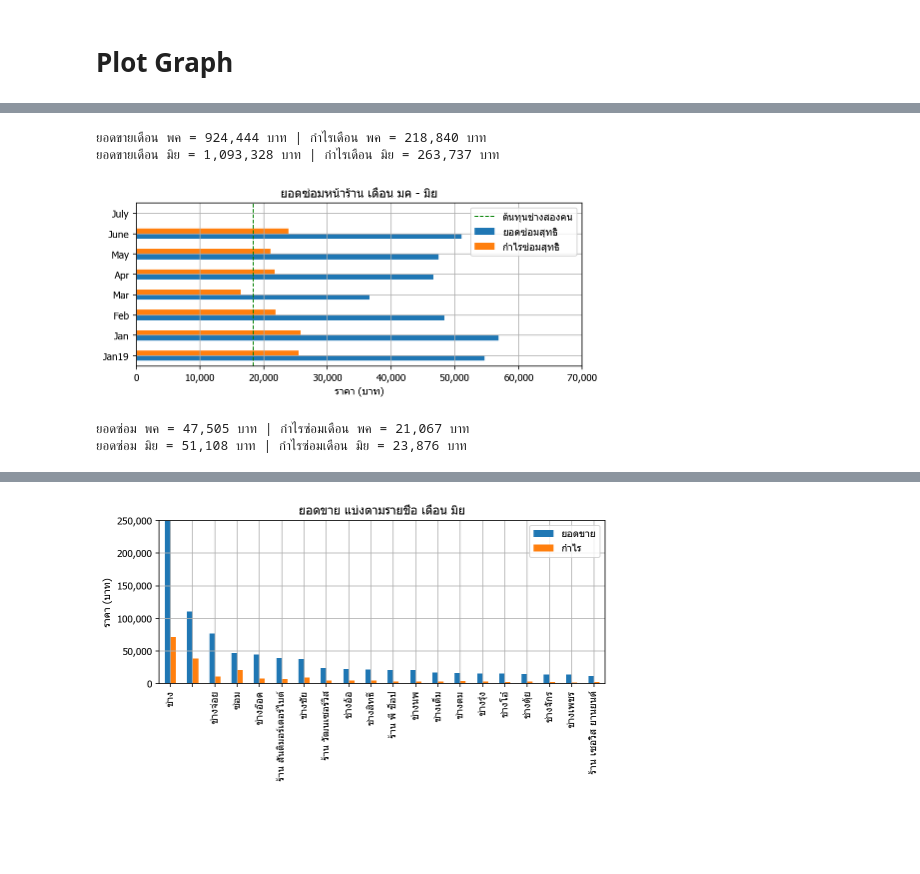
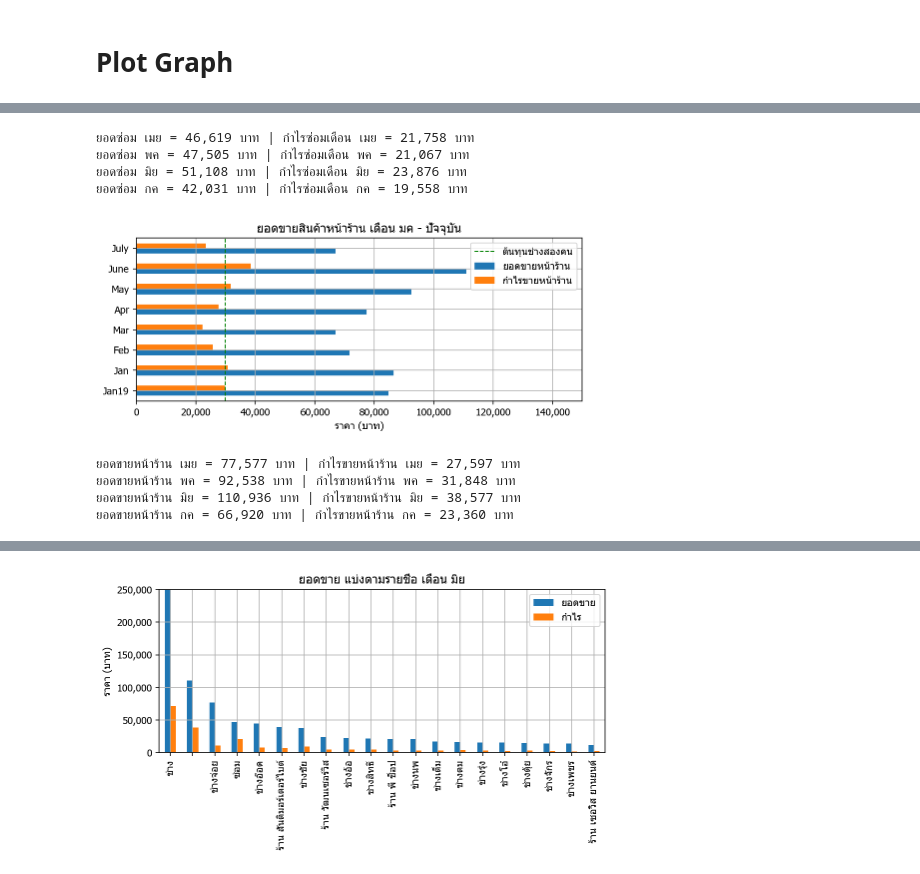
Before and after one commit to nonoimnot/vspython, a Jupyter notebook: Jupyter notebook/Dialy seles analysis II.ipynb, the cells around one changed output, grey strips where cells are left out. Saved outputs shown, nothing was run; the diff lists cells and outputs as text; code cells hidden in the pictures; blank space fills up the shorter version.

```diff
--- a/Jupyter notebook/Dialy seles analysis II.ipynb
+++ b/Jupyter notebook/Dialy seles analysis II.ipynb
@@ -123,9 +128,9 @@ df_group_Jul
 # Create DataFrame to contain analyze data
 # %%
 Month = ['Jan19','Jan','Feb','Mar','Apr','May','June','July']       # list ชื่อเดือนที่ใช้ในการวิเคราะห์
-TempData = [None]*8         # list ข้อมูลชั่วคราว
-SalaryBase = 18360          # ฐานเงินเดิอนของ ช่าง 2 คน/เดือน
-SalaryBaseAll = 45900       # ฐานเงินเดือนของ พนักงาน 5 คน/เดือน
+TempData = [None]*8                 # list ข้อมูลชั่วคราว
+SalaryBase = 30000                  # ฐานเงินเดิอนของ ช่าง 3 คน/เดือน
+SalaryBaseAll = 80000 + 60000       # ฐานเงินเดือนของ พนักงาน 8 คน/เดือน ผู้บริหาร 2 คน
 #print(TotalAmount)
 # %%
 df_Sale_Margin = pd.DataFrame({ 'Mount': Month,
@@ -146,6 +151,7 @@ df_Sale_Margin['TotalAmount'][3] = df_Mar['Amount'].sum()
 df_Sale_Margin['TotalAmount'][4] = df_Apr['Amount'].sum()
 df_Sale_Margin['TotalAmount'][5] = df_May['Amount'].sum()
 df_Sale_Margin['TotalAmount'][6] = df_June['Amount'].sum()
+df_Sale_Margin['TotalAmount'][7] = df_Jul['Amount'].sum()
 # TotalMargin
 df_Sale_Margin['TotalMargin'][1] = df_Jan['margin'].sum()
 df_Sale_Margin['TotalMargin'][2] = df_Feb['margin'].sum()
@@ -153,6 +159,7 @@ df_Sale_Margin['TotalMargin'][3] = df_Mar['margin'].sum()
 df_Sale_Margin['TotalMargin'][4] = df_Apr['margin'].sum()
 df_Sale_Margin['TotalMargin'][5] = df_May['margin'].sum()
 df_Sale_Margin['TotalMargin'][6] = df_June['margin'].sum()
+df_Sale_Margin['TotalMargin'][7] = df_Jul['margin'].sum()
 # SaleAmount
 df_Sale_Margin['SaleAmount'][1] = df_group_Jan['Amount'].at['']
 df_Sale_Margin['SaleAmount'][2] = df_group_Feb['Amount'].at['']
@@ -160,6 +167,7 @@ df_Sale_Margin['SaleAmount'][3] = df_group_Mar['Amount'].at['']
 df_Sale_Margin['SaleAmount'][4] = df_group_Apr['Amount'].at['']
 df_Sale_Margin['SaleAmount'][5] = df_group_May['Amount'].at['']
 df_Sale_Margin['SaleAmount'][6] = df_group_June['Amount'].at['']
+df_Sale_Margin['SaleAmount'][7] = df_group_Jul['Amount'].at['']
 # SaleMargin
 df_Sale_Margin['SaleMargin'][1] = df_group_Jan['margin'].at['']
 df_Sale_Margin['SaleMargin'][2] = df_group_Feb['margin'].at['']
@@ -167,6 +175,7 @@ df_Sale_Margin['SaleMargin'][3] = df_group_Mar['margin'].at['']
 df_Sale_Margin['SaleMargin'][4] = df_group_Apr['margin'].at['']
 df_Sale_Margin['SaleMargin'][5] = df_group_May['margin'].at['']
 df_Sale_Margin['SaleMargin'][6] = df_group_June['margin'].at['']
+df_Sale_Margin['SaleMargin'][7] = df_group_Jul['margin'].at['']
 # FixAmount
 df_Sale_Margin['FixAmount'][1] = int(df_group_Jan[['Amount']].loc[['ซ่อม','ซ่อมเครื่อง']].sum())
 df_Sale_Margin['FixAmount'][2] = int(df_group_Feb[['Amount']].loc[['ซ่อม','ซ่อมเครื่อง']].sum())
@@ -174,6 +183,7 @@ df_Sale_Margin['FixAmount'][3] = int(df_group_Mar[['Amount']].loc[['ซ่อม
 df_Sale_Margin['FixAmount'][4] = int(df_group_Apr[['Amount']].loc[['ซ่อม','ซ่อมเครื่อง']].sum())
 df_Sale_Margin['FixAmount'][5] = int(df_group_May[['Amount']].loc[['ซ่อม','ซ่อมเครื่อง']].sum())
 df_Sale_Margin['FixAmount'][6] = int(df_group_June[['Amount']].loc[['ซ่อม','ซ่อมเครื่อง']].sum())
+df_Sale_Margin['FixAmount'][7] = int(df_group_Jul[['Amount']].loc[['ซ่อม','ซ่อมเครื่อง']].sum())
 # FixMargin
 df_Sale_Margin['FixMargin'][1] = int(df_group_Jan[['margin']].loc[['ซ่อม','ซ่อมเครื่อง']].sum())
 df_Sale_Margin['FixMargin'][2] = int(df_group_Feb[['margin']].loc[['ซ่อม','ซ่อมเครื่อง']].sum())
@@ -181,6 +191,7 @@ df_Sale_Margin['FixMargin'][3] = int(df_group_Mar[['margin']].loc[['ซ่อม
 df_Sale_Margin['FixMargin'][4] = int(df_group_Apr[['margin']].loc[['ซ่อม','ซ่อมเครื่อง']].sum())
 df_Sale_Margin['FixMargin'][5] = int(df_group_May[['margin']].loc[['ซ่อม','ซ่อมเครื่อง']].sum())
 df_Sale_Margin['FixMargin'][6] = int(df_group_June[['margin']].loc[['ซ่อม','ซ่อมเครื่อง']].sum())
+df_Sale_Margin['FixMargin'][7] = int(df_group_Jul[['margin']].loc[['ซ่อม','ซ่อมเครื่อง']].sum())
 # %%
 # Spacial Month
 df_Sale_Margin['TotalAmount'][0] = df_Jan19['Amount'].sum()
@@ -199,6 +210,8 @@ df_Sale_Margin['Per_FApTA'] = df_Sale_Margin['FixAmount']*100/df_Sale_Margin['To
 df_Sale_Margin['Per_FMpTM'] = df_Sale_Margin['FixMargin']*100/df_Sale_Margin['TotalMargin']
 df_Sale_Margin['Per_SApTA'] = df_Sale_Margin['SaleAmount']*100/df_Sale_Margin['TotalAmount']
 df_Sale_Margin['Per_SMpTM'] = df_Sale_Margin['SaleMargin']*100/df_Sale_Margin['TotalMargin']
+df_Sale_Margin['SaleFixAmount'] = df_Sale_Margin['SaleAmount']+df_Sale_Margin['FixAmount']
+df_Sale_Margin['SaleFixMargin'] = df_Sale_Margin['SaleMargin']+df_Sale_Margin['FixMargin']
 df_Sale_Margin
 # %% [output]
 |  | TotalAmount | TotalMargin | SaleAmount | SaleMargin | FixAmount | FixMargin | Per_FApTA | Per_FMpTM | ... |
@@ -231,25 +267,33 @@ ax.xaxis.set_major_formatter(FuncFormatter(lambda v, p: "{:,.0f}".format(v)));
 # %%
-print(f"ยอดขายเดือน พค = {df_Sale_Margin['TotalAmount'].at['May']:,.0f} บาท | กำไรเดือน พค = {df_Sale_Margin['TotalMargin'].at['May']:,.0f} บาท")
-print(f"ยอดขายเดือน มิย = {df_Sale_Margin['TotalAmount'].at['June']:,.0f} บาท | กำไรเดือน มิย = {df_Sale_Margin['TotalMargin'].at['June']:,.0f} บาท")
+print(f"ยอดซ่อม เมย = {df_Sale_Margin['FixAmount'].at['Apr']:,.0f} บาท | กำไรซ่อมเดือน เมย = {df_Sale_Margin['FixMargin'].at['Apr']:,.0f} บาท")
+print(f"ยอดซ่อม พค = {df_Sale_Margin['FixAmount'].at['May']:,.0f} บาท | กำไรซ่อมเดือน พค = {df_Sale_Margin['FixMargin'].at['May']:,.0f} บาท")
+print(f"ยอดซ่อม มิย = {df_Sale_Margin['FixAmount'].at['June']:,.0f} บาท | กำไรซ่อมเดือน มิย = {df_Sale_Margin['FixMargin'].at['June']:,.0f} บาท")
+print(f"ยอดซ่อม กค = {df_Sale_Margin['FixAmount'].at['July']:,.0f} บาท | กำไรซ่อมเดือน กค = {df_Sale_Margin['FixMargin'].at['July']:,.0f} บาท")
 # %% [output]
-ยอดขายเดือน พค = 924,444 บาท | กำไรเดือน พค = 218,840 บาท
-ยอดขายเดือน มิย = 1,093,328 บาท | กำไรเดือน มิย = 263,737 บาท
+ยอดซ่อม เมย = 46,619 บาท | กำไรซ่อมเดือน เมย = 21,758 บาท
+ยอดซ่อม พค = 47,505 บาท | กำไรซ่อมเดือน พค = 21,067 บาท
+ยอดซ่อม มิย = 51,108 บาท | กำไรซ่อมเดือน มิย = 23,876 บาท
+ยอดซ่อม กค = 42,031 บาท | กำไรซ่อมเดือน กค = 19,558 บาท
 # %%
-ax = df_Sale_Margin[['FixAmount','FixMargin']].plot.barh(figsize=(8,3),grid=True)
-ax.set_title("ยอดซ่อมหน้าร้าน เดือน มค - มิย")
-#ax.legend(["ยอดซ่อมสุทธิ","กำไรซ่อมสุทธิ"])
+ax = df_Sale_Margin[['SaleAmount','SaleMargin']].plot.barh(figsize=(8,3),grid=True)
+ax.set_title("ยอดขายสินค้าหน้าร้าน เดือน มค - ปัจจุบัน")
+#ax.legend(["ยอดขายหน้าร้าน","กำไรขายหน้าร้าน"])
 ax.set_alpha(0.6)
 ax.set_xlabel("ราคา (บาท)")
 ax.set_ylabel("")
-ax.set_xlim([0, 70000])
+ax.set_xlim([0, 150000])
 ax.axvline(SalaryBase, color="green", linestyle="--", linewidth=1) # ขีดเส้นแนวนอน แสดงค่าแรงช่าง 2 คนต่อเดือน
-ax.legend(["ต้นทุนช่างสองคน","ยอดซ่อมสุทธิ","กำไรซ่อมสุทธิ"])
+ax.legend(["ต้นทุนช่างสองคน","ยอดขายหน้าร้าน","กำไรขายหน้าร้าน"])
 ax.xaxis.set_major_formatter(FuncFormatter(lambda v, p: "{:,.0f}".format(v)));
 # %% [output]
-[figure, old version]
+[figure, new version]
-# %%
-print(f"ยอดซ่อม พค = {df_Sale_Margin['FixAmount'].at['May']:,.0f} บาท | กำไรซ่อมเดือน พค = {df_Sale_Margin['FixMargin'].at['May']:,.0f} บาท")
-print(f"ยอดซ่อม มิย = {df_Sale_Margin['FixAmount'].at['June']:,.0f} บาท | กำไรซ่อมเดือน มิย = {df_Sale_Margin['FixMargin'].at['June']:,.0f} บาท")
-# %% [output]
-ยอดซ่อม พค = 47,505 บาท | กำไรซ่อมเดือน พค = 21,067 บาท
-ยอดซ่อม มิย = 51,108 บาท | กำไรซ่อมเดือน มิย = 23,876 บาท
+# %%
+print(f"ยอดขายหน้าร้าน เมย = {df_Sale_Margin['SaleAmount'].at['Apr']:,.0f} บาท | กำไรขายหน้าร้าน เมย = {df_Sale_Margin['SaleMargin'].at['Apr']:,.0f} บาท")
+print(f"ยอดขายหน้าร้าน พค = {df_Sale_Margin['SaleAmount'].at['May']:,.0f} บาท | กำไรขายหน้าร้าน พค = {df_Sale_Margin['SaleMargin'].at['May']:,.0f} บาท")
+print(f"ยอดขายหน้าร้าน มิย = {df_Sale_Margin['SaleAmount'].at['June']:,.0f} บาท | กำไรขายหน้าร้าน มิย = {df_Sale_Margin['SaleMargin'].at['June']:,.0f} บาท")
+print(f"ยอดขายหน้าร้าน กค = {df_Sale_Margin['SaleAmount'].at['July']:,.0f} บาท | กำไรขายหน้าร้าน กค = {df_Sale_Margin['SaleMargin'].at['July']:,.0f} บาท")
+# %% [output]
+ยอดขายหน้าร้าน เมย = 77,577 บาท | กำไรขายหน้าร้าน เมย = 27,597 บาท
+ยอดขายหน้าร้าน พค = 92,538 บาท | กำไรขายหน้าร้าน พค = 31,848 บาท
+ยอดขายหน้าร้าน มิย = 110,936 บาท | กำไรขายหน้าร้าน มิย = 38,577 บาท
+ยอดขายหน้าร้าน กค = 66,920 บาท | กำไรขายหน้าร้าน กค = 23,360 บาท
```
Also changed, not shown: parts of 16 cells of this notebook.
